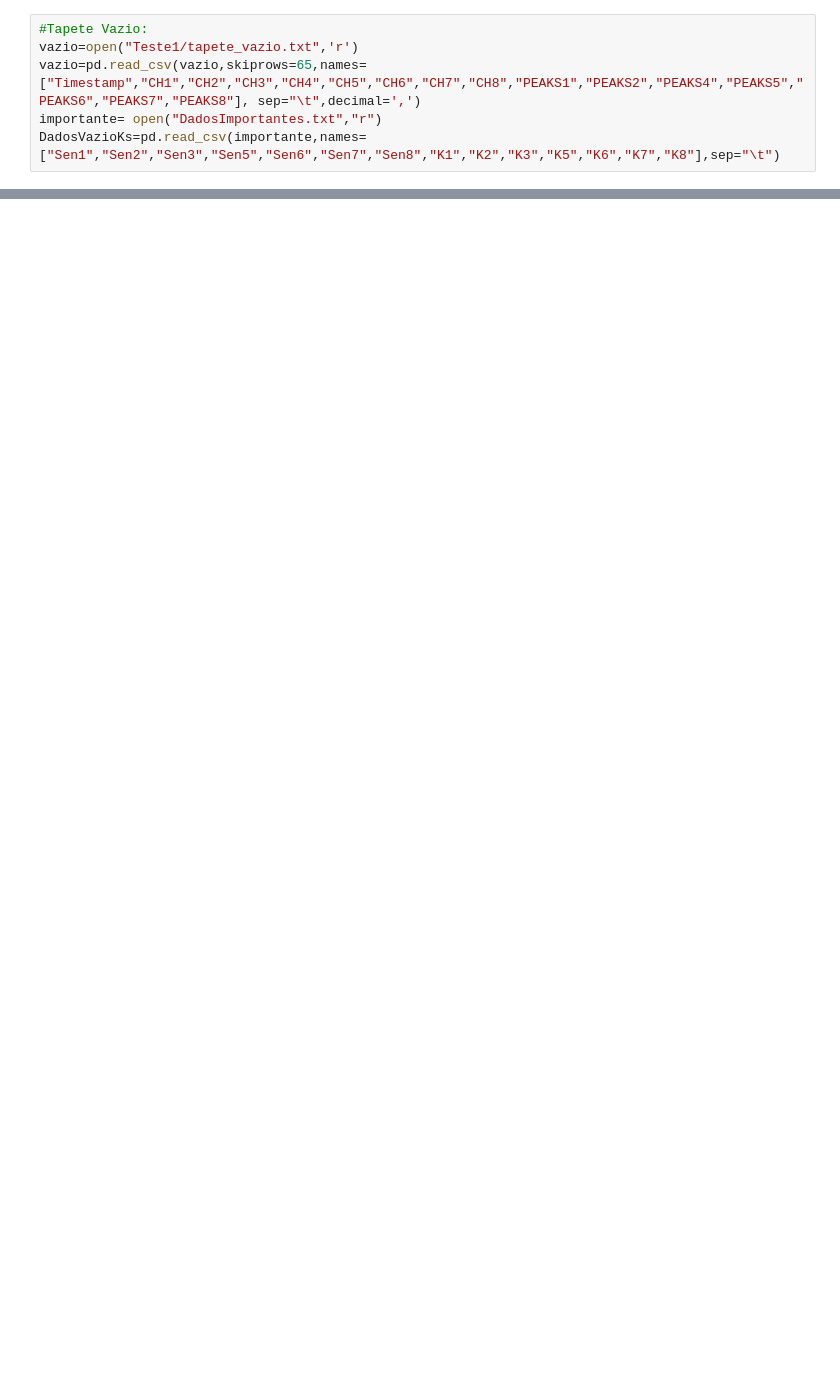
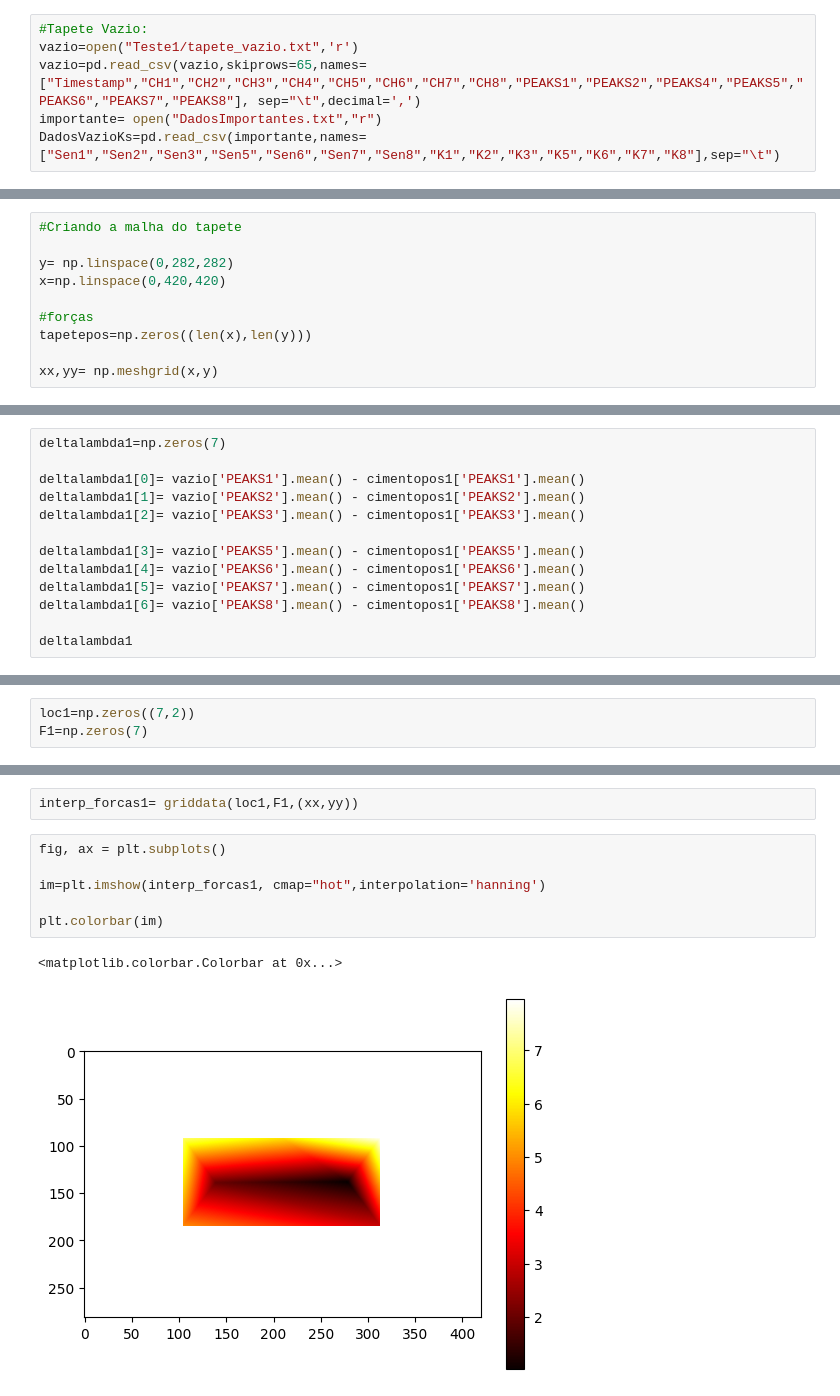
Before and after one commit to NicolasLSchneebeli/IC-TesteInicial, a Jupyter notebook: Teste1-Tapete.ipynb, the cells around one changed output, grey strips where cells are left out. Cells and saved outputs as stored; diff of their text form; blank space fills up the shorter version.

Commit message:
Added heatmap for the concrete sample test

```diff
--- a/Teste1-Tapete.ipynb
+++ b/Teste1-Tapete.ipynb
@@ -115,0 +23,10 @@ for i in range (0,tapetepos.shape[0]):
+# %%
+#Criando a malha do tapete
+
+y= np.linspace(0,282,282)
+x=np.linspace(0,420,420)
+
+#forças
+tapetepos=np.zeros((len(x),len(y)))
+
+xx,yy= np.meshgrid(x,y)
@@ -115,0 +64,13 @@ for i in range (0,tapetepos.shape[0]):
+# %%
+deltalambda1=np.zeros(7)
+
+deltalambda1[0]= vazio['PEAKS1'].mean() - cimentopos1['PEAKS1'].mean()
+deltalambda1[1]= vazio['PEAKS2'].mean() - cimentopos1['PEAKS2'].mean()
+deltalambda1[2]= vazio['PEAKS3'].mean() - cimentopos1['PEAKS3'].mean()
+
+deltalambda1[3]= vazio['PEAKS5'].mean() - cimentopos1['PEAKS5'].mean()
+deltalambda1[4]= vazio['PEAKS6'].mean() - cimentopos1['PEAKS6'].mean()
+deltalambda1[5]= vazio['PEAKS7'].mean() - cimentopos1['PEAKS7'].mean()
+deltalambda1[6]= vazio['PEAKS8'].mean() - cimentopos1['PEAKS8'].mean()
+
+deltalambda1
@@ -115,0 +136,3 @@ for i in range (0,tapetepos.shape[0]):
+# %%
+loc1=np.zeros((7,2))
+F1=np.zeros(7)
@@ -115,0 +187,11 @@ for i in range (0,tapetepos.shape[0]):
+# %%
+interp_forcas1= griddata(loc1,F1,(xx,yy))
+# %%
+fig, ax = plt.subplots()
+
+im=plt.imshow(interp_forcas1, cmap="hot",interpolation='hanning')
+
+plt.colorbar(im)
+# %% [output]
+<matplotlib.colorbar.Colorbar at 0x...>
+[figure, added]
```
Also changed, not shown: parts of 42 cells of this notebook.
